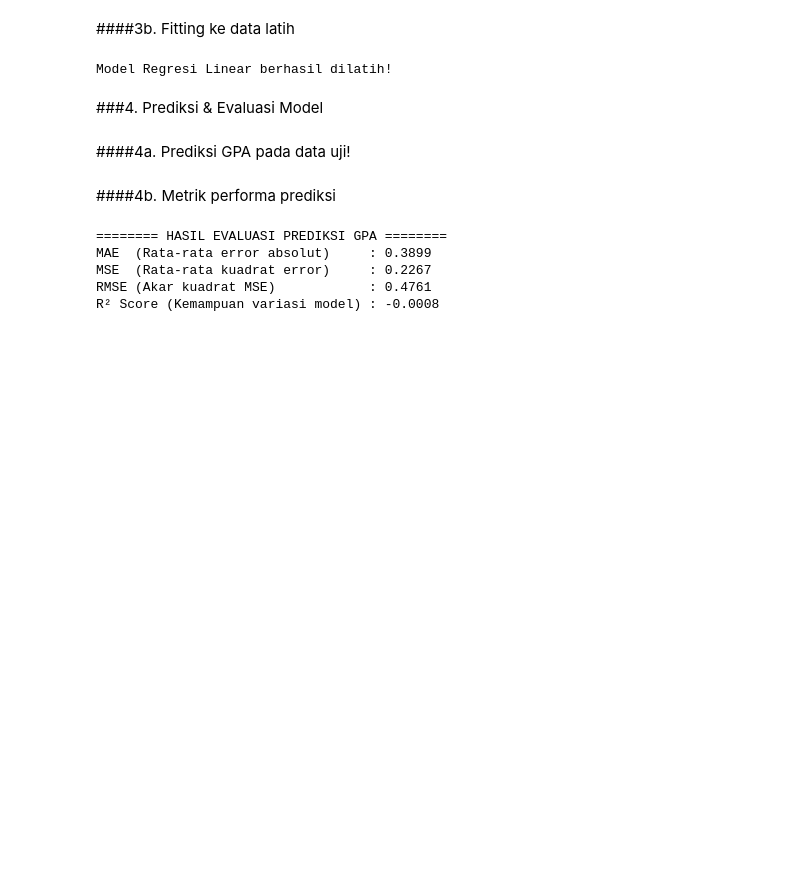
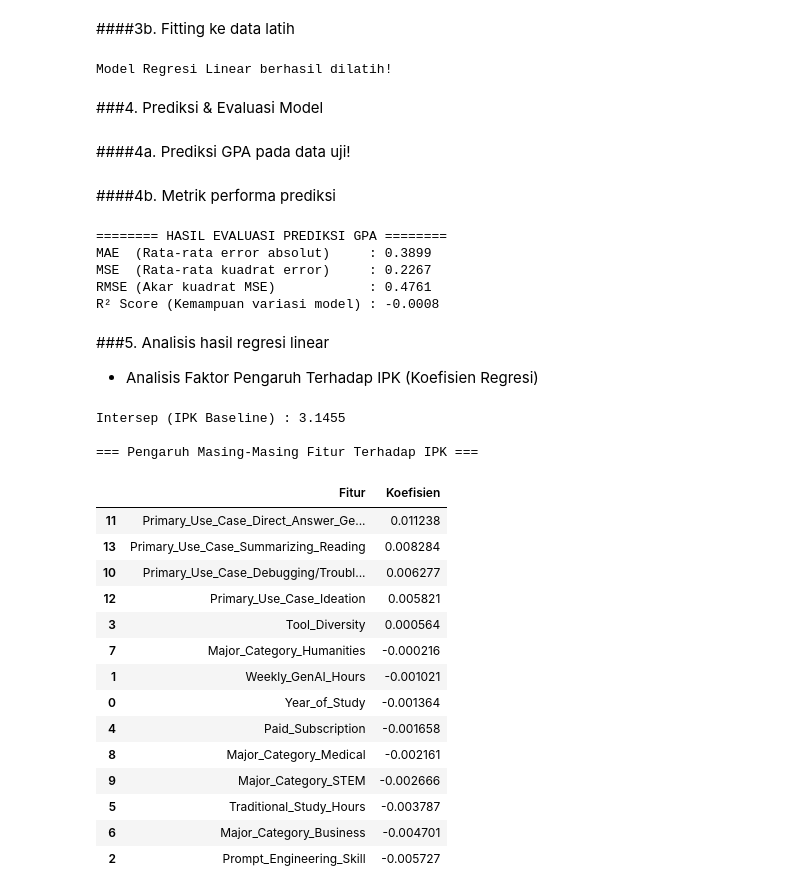
Before and after one commit to Shxrp08/Project_SG_I-Smile_Group6_2026, a Jupyter notebook: Project_SG_Group_6_Rev2.ipynb, the cells around one changed output. Saved outputs shown, nothing was run; the diff lists cells and outputs as text; code cells hidden in the pictures; blank space fills up the shorter version.

```diff
--- a/Project_SG_Group_6_Rev2.ipynb
+++ b/Project_SG_Group_6_Rev2.ipynb
@@ -659,3 +659,35 @@ MAE  (Rata-rata error absolut)     : 0.3899
 MSE  (Rata-rata kuadrat error)     : 0.2267
 RMSE (Akar kuadrat MSE)            : 0.4761
 R² Score (Kemampuan variasi model) : -0.0008
+# %% [markdown]
+###5. Analisis hasil regresi linear
+- Analisis Faktor Pengaruh Terhadap IPK (Koefisien Regresi)
+# %%
+coefficients = pd.DataFrame({                                                    # Membuat DataFrame berisi nama fitur dan nilai koefisien regresi
+    'Fitur': X.columns,
+    'Koefisien': reg.coef_
+}).sort_values(by='Koefisien', ascending=False)                                  # Mengurutkan dari koefisien terbesar
+
+print(f"Intersep (IPK Baseline) : {reg.intercept_:.4f}\n")                       # Menampilkan nilai intercept/intersep (nilai baseline IPK)
+
+print("=== Pengaruh Masing-Masing Fitur Terhadap IPK ===")                       # Menampilkan tabel peringkat pengaruh masing-masing fitur terhadap IPK
+coefficients
+# %% [output]
+Intersep (IPK Baseline) : 3.1455
+
+=== Pengaruh Masing-Masing Fitur Terhadap IPK ===
+|  | Fitur | Koefisien |
+| 11 | Primary_Use_Case_Direct_Answer_Ge... | 0.011238 |
+| 13 | Primary_Use_Case_Summarizing_Reading | 0.008284 |
+| 10 | Primary_Use_Case_Debugging/Troubl... | 0.006277 |
+| 12 | Primary_Use_Case_Ideation | 0.005821 |
+| 3 | Tool_Diversity | 0.000564 |
+| 7 | Major_Category_Humanities | -0.000216 |
+| 1 | Weekly_GenAI_Hours | -0.001021 |
+| 0 | Year_of_Study | -0.001364 |
+| 4 | Paid_Subscription | -0.001658 |
+| 8 | Major_Category_Medical | -0.002161 |
+| 9 | Major_Category_STEM | -0.002666 |
+| 5 | Traditional_Study_Hours | -0.003787 |
+| 6 | Major_Category_Business | -0.004701 |
+| 2 | Prompt_Engineering_Skill | -0.005727 |
```
